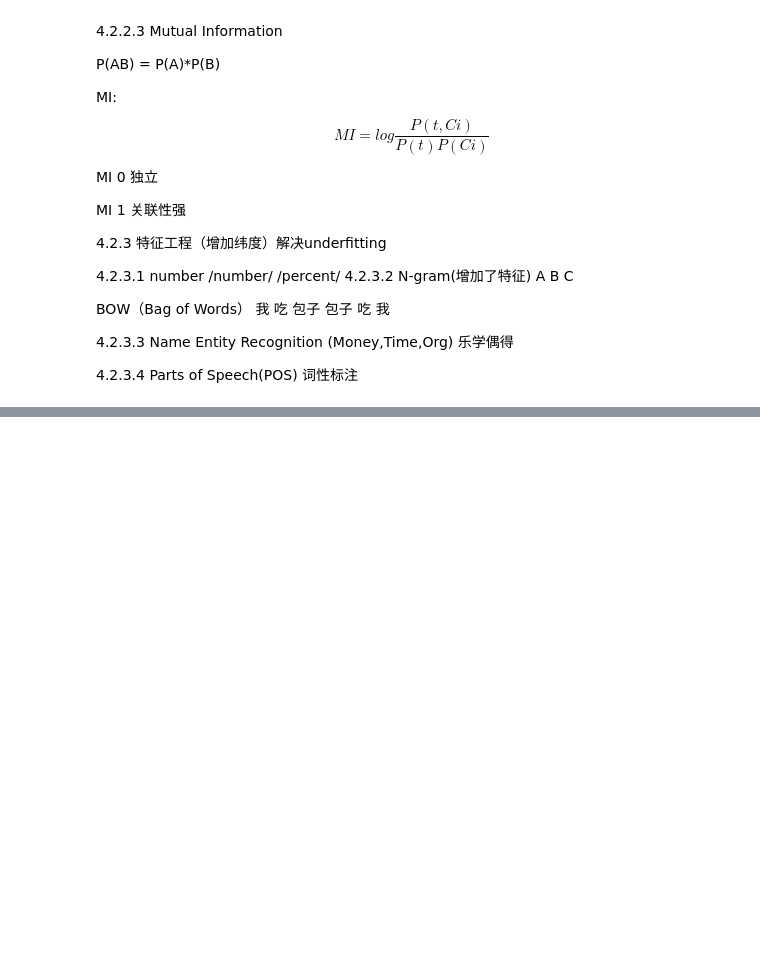
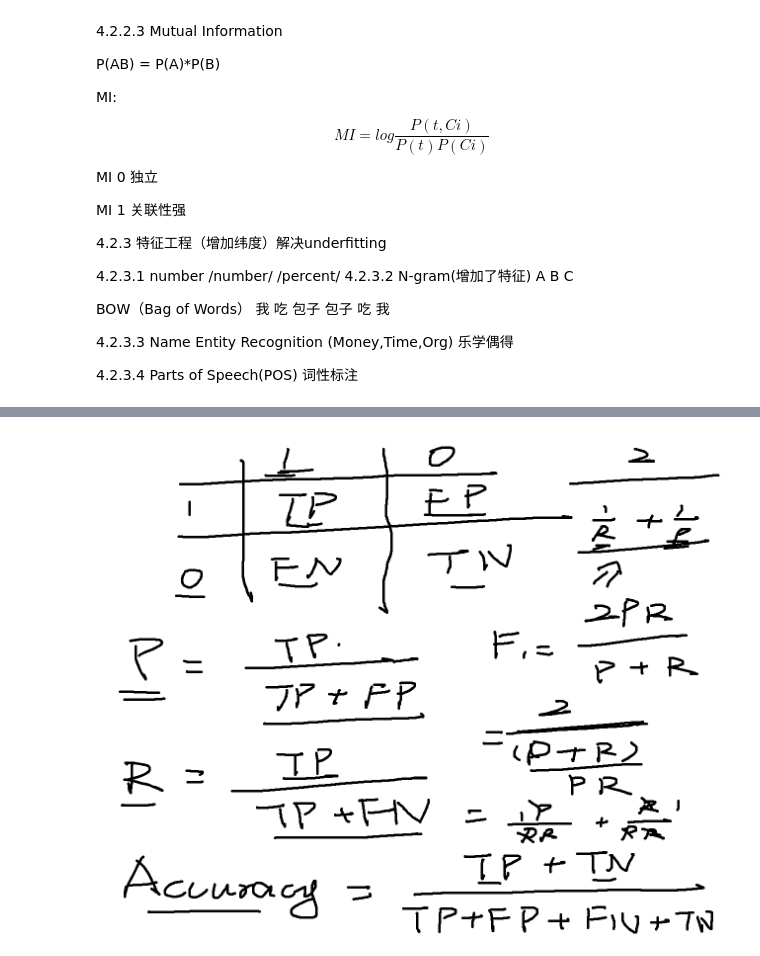
Before and after one commit to williamjiamin/big_data_intro, a Jupyter notebook: 1.Big_Data_Intro.ipynb, the cells around one changed output, grey strips where cells are left out. Saved outputs shown, nothing was run; the diff lists cells and outputs as text; code cells hidden in the pictures; blank space fills up the shorter version.

```diff
--- a/1.Big_Data_Intro.ipynb
+++ b/1.Big_Data_Intro.ipynb
@@ -157,0 +161,5 @@ Minority class : 有放回抽样 oversampled
+# %%
+from IPython.display import Image
+Image(filename='2.bigdata.png')
+# %% [output]
+[figure, added]
```
Also changed, not shown: parts of 5 cells of this notebook, 1 other file.
